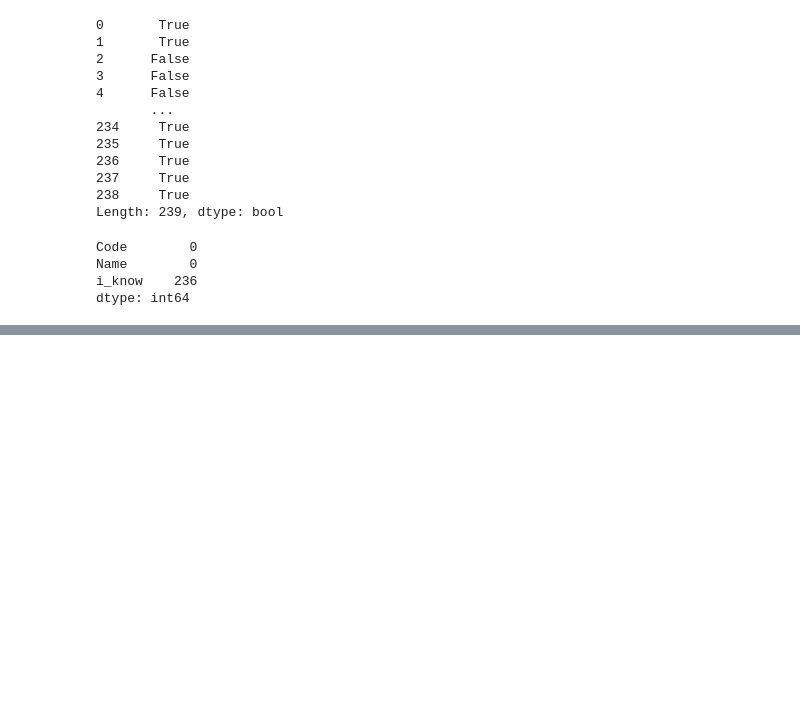
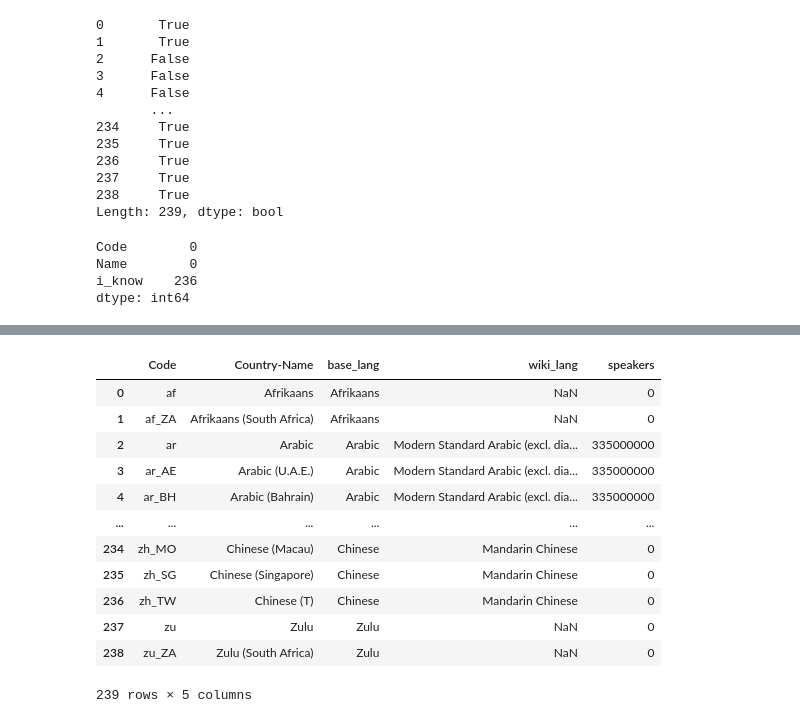
Before and after one commit to KAPTANDANUJ-55/Danuj_Data_Science_Journey, a Jupyter notebook: 02_Pandas/data_manipulation.ipynb, the cells around one changed output, grey strips where cells are left out. Cells and saved outputs as stored; diff of their text form; code cells hidden in the pictures; blank space fills up the shorter version.

```diff
--- a/02_Pandas/data_manipulation.ipynb
+++ b/02_Pandas/data_manipulation.ipynb
@@ -103,0 +122,3 @@ dtype: int64
+# %%
+df = df.rename(columns={'Name': 'Country-Name'})
+df
@@ -103,0 +139,4 @@ dtype: int64
+# %%
+df = df.rename(columns={'i_know':'speakers'})
+# %%
+df['speakers'] = df['speakers'].fillna(False).astype('int32')
@@ -103,0 +176,4 @@ dtype: int64
+# %%
+# df = df.drop(columns='i_know_fill',inplace=True) # dont do this this will drop your whole csv this is buggy
+
+df = df.drop('i_know_fill',axis=1)
@@ -103,0 +256,18 @@ dtype: int64
+# %%
+
+
+df
+# %% [output]
+|  | Code | Country-Name | base_lang | wiki_lang | speakers |
+| 0 | af | Afrikaans | Afrikaans | NaN | 0 |
+| 1 | af_ZA | Afrikaans (South Africa) | Afrikaans | NaN | 0 |
+| 2 | ar | Arabic | Arabic | Modern Standard Arabic (excl. dia... | 335000000 |
+| 3 | ar_AE | Arabic (U.A.E.) | Arabic | Modern Standard Arabic (excl. dia... | 335000000 |
+| 4 | ar_BH | Arabic (Bahrain) | Arabic | Modern Standard Arabic (excl. dia... | 335000000 |
+| ... | ... | ... | ... | ... | ... |
+| 234 | zh_MO | Chinese (Macau) | Chinese | Mandarin Chinese | 0 |
+| 235 | zh_SG | Chinese (Singapore) | Chinese | Mandarin Chinese | 0 |
+| 236 | zh_TW | Chinese (T) | Chinese | Mandarin Chinese | 0 |
+| 237 | zu | Zulu | Zulu | NaN | 0 |
+| 238 | zu_ZA | Zulu (South Africa) | Zulu | NaN | 0 |
+239 rows × 5 columns
```
Also changed, not shown: parts of 6 cells of this notebook, 1 other file.
